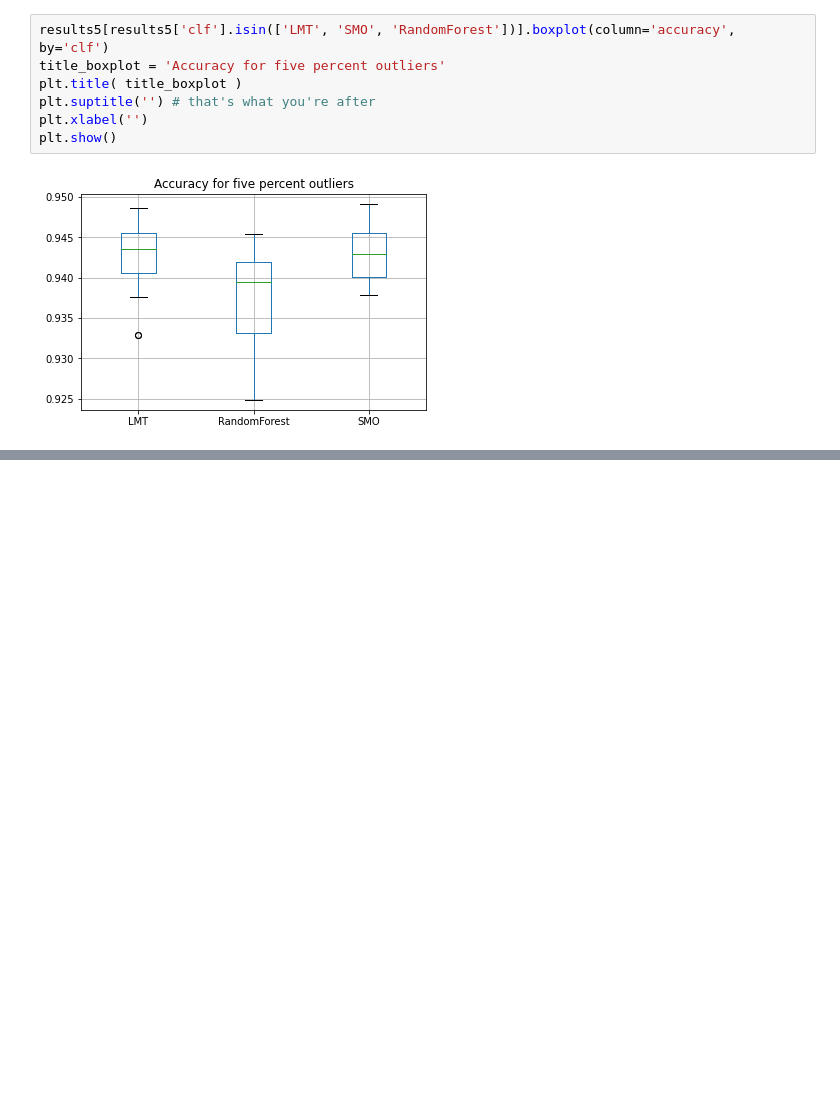
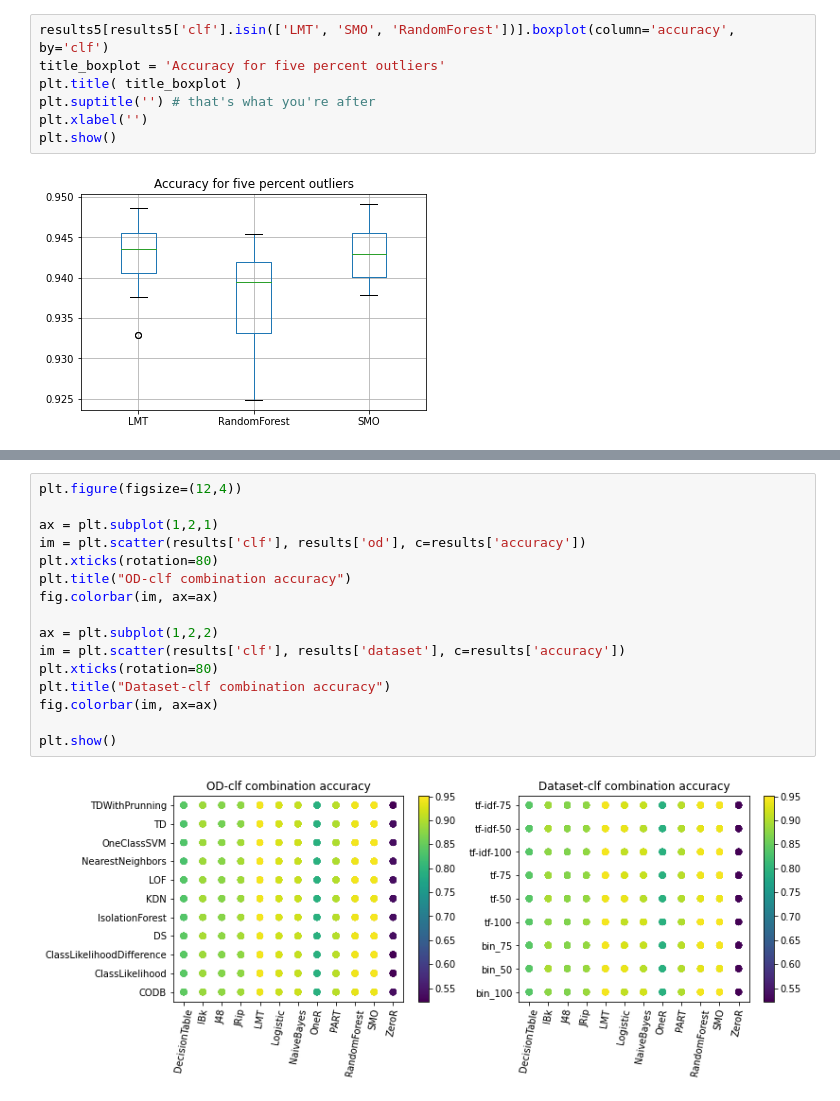
Before and after one commit to rastislavpapco/pa164_jupyters, a Jupyter notebook: results.ipynb, the cells around one changed output, grey strips where cells are left out. Cells and saved outputs as stored; diff of their text form; blank space fills up the shorter version.

```diff
--- a/results.ipynb
+++ b/results.ipynb
@@ -189,0 +234,18 @@ plt.show()
+# %%
+plt.figure(figsize=(12,4))
+
+ax = plt.subplot(1,2,1)
+im = plt.scatter(results['clf'], results['od'], c=results['accuracy'])
+plt.xticks(rotation=80)
+plt.title("OD-clf combination accuracy")
+fig.colorbar(im, ax=ax)
+
+ax = plt.subplot(1,2,2)
+im = plt.scatter(results['clf'], results['dataset'], c=results['accuracy'])
+plt.xticks(rotation=80)
+plt.title("Dataset-clf combination accuracy")
+fig.colorbar(im, ax=ax)
+
+plt.show()
+# %% [output]
+[figure, added]
```
Also changed, not shown: parts of 6 cells of this notebook.
